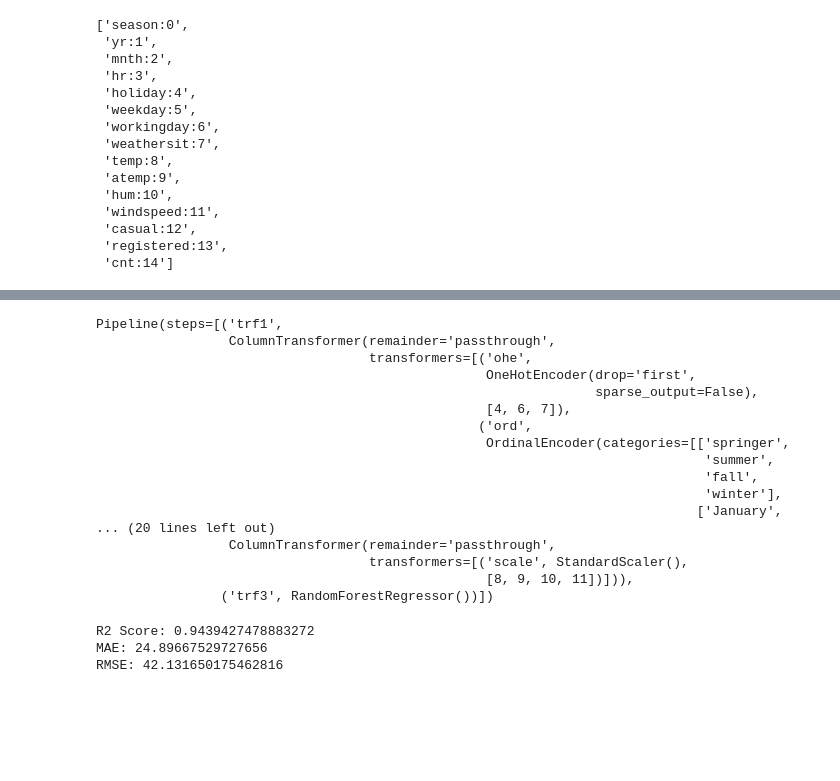
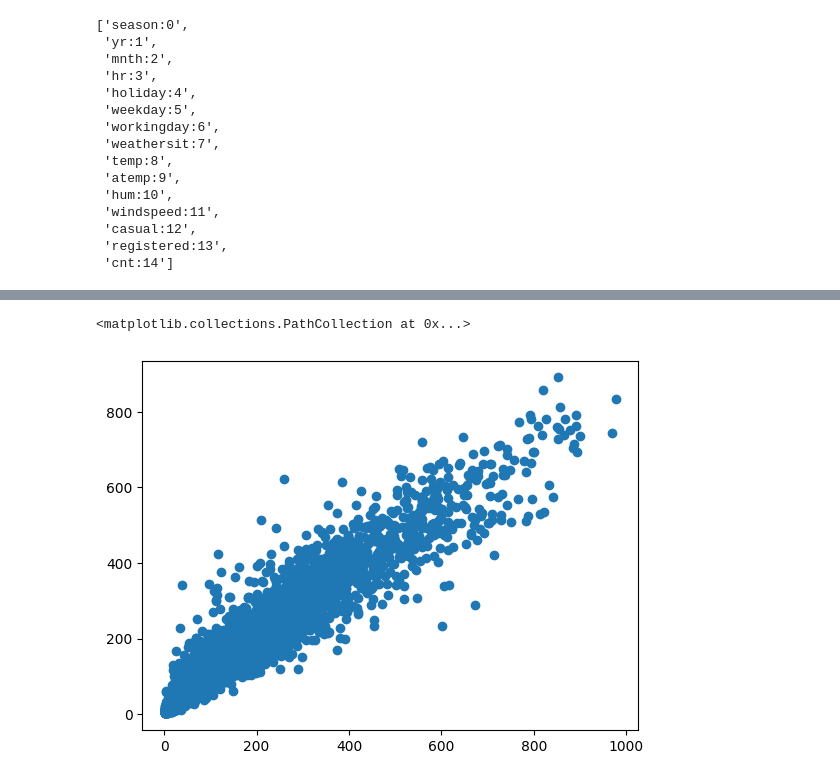
Before and after one commit to shivshankarsajeev/Bike-Sharing, a Jupyter notebook: Notebook/Model.ipynb, the cells around one changed output, grey strips where cells are left out. Cells and saved outputs as stored; diff of their text form; code cells hidden in the pictures; blank space fills up the shorter version.

```diff
--- a/Notebook/Model.ipynb
+++ b/Notebook/Model.ipynb
@@ -150,0 +229,9 @@ Name: cnt, Length: 13903, dtype: int64
+# %%
+model = KNeighborsRegressor()
+model.fit(X_train, y_train)
+y_pred = model.predict(X_test)
+# %%
+plt.scatter(y_test, y_pred)
+# %% [output]
+<matplotlib.collections.PathCollection at 0x...>
+[figure, added]
@@ -154,21 +244,3 @@ set_config(display='diagram')
 # %%
-pipe.fit(X_train, y_train)
+# pipe.fit(X_train, y_train)
-# %% [output]
-Pipeline(steps=[('trf1',
-                 ColumnTransformer(remainder='passthrough',
-                                   transformers=[('ohe',
-                                                  OneHotEncoder(drop='first',
-                                                                sparse_output=False),
-                                                  [4, 6, 7]),
-                                                 ('ord',
-                                                  OrdinalEncoder(categories=[['springer',
-                                                                              'summer',
-                                                                              'fall',
-                                                                              'winter'],
-                                                                             ['January',
-... (20 lines left out)
-                 ColumnTransformer(remainder='passthrough',
-                                   transformers=[('scale', StandardScaler(),
-                                                  [8, 9, 10, 11])])),
-                ('trf3', RandomForestRegressor())])
 # %%
@@ -176,8 +248,4 @@ y_pred = pipe.predict(X_test)
 # %%
-print("R2 Score:", r2_score(y_test, y_pred))
-print("MAE:", mean_absolute_error(y_test, y_pred))
-print("RMSE:", np.sqrt(mean_squared_error(y_test, y_pred)))
+# print("R2 Score:", r2_score(y_test, y_pred))
+# print("MAE:", mean_absolute_error(y_test, y_pred))
+# print("RMSE:", np.sqrt(mean_squared_error(y_test, y_pred)))
-# %% [output]
-R2 Score: 0.9439427478883272
-MAE: 24.89667529727656
-RMSE: 42.131650175462816
```
Also changed, not shown: parts of 26 cells of this notebook, 4 other files.
